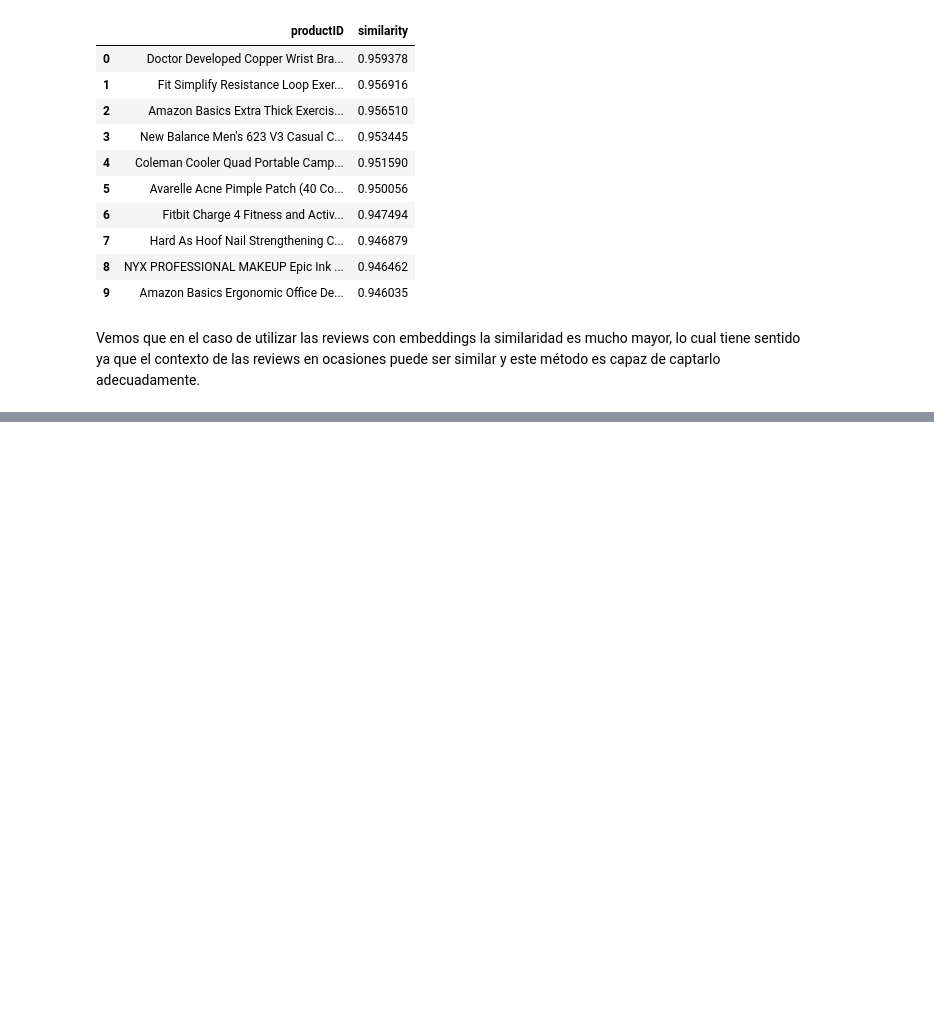
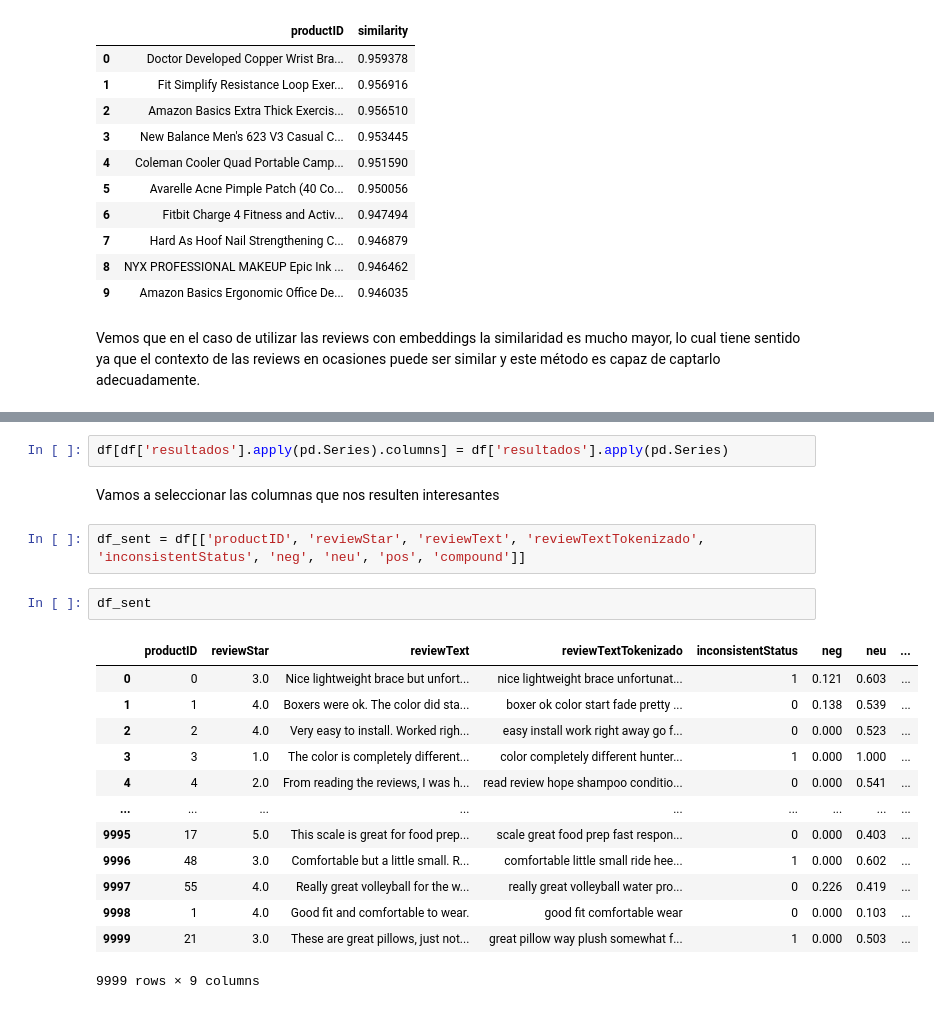
Before and after one commit to SupernovaIa/Laboratorio-NLP, a Jupyter notebook: modulo09-leccion06-nlp-LAB.ipynb, the cells around one changed output, grey strips where cells are left out. Drawn from its saved outputs; the diff is of its cells as text; blank space fills up the shorter version.

```diff
--- a/modulo09-leccion06-nlp-LAB.ipynb
+++ b/modulo09-leccion06-nlp-LAB.ipynb
@@ -290,0 +328,22 @@ Vemos que en el caso de utilizar las reviews con embeddings la similaridad es mu
+# %%
+df[df['resultados'].apply(pd.Series).columns] = df['resultados'].apply(pd.Series)
+# %% [markdown]
+Vamos a seleccionar las columnas que nos resulten interesantes
+# %%
+df_sent = df[['productID', 'reviewStar', 'reviewText', 'reviewTextTokenizado', 'inconsistentStatus', 'neg', 'neu', 'pos', 'compound']]
+# %%
+df_sent
+# %% [output]
+|  | productID | reviewStar | reviewText | reviewTextTokenizado | inconsistentStatus | neg | neu | ... |
+| 0 | 0 | 3.0 | Nice lightweight brace but unfort... | nice lightweight brace unfortunat... | 1 | 0.121 | 0.603 | ... |
+| 1 | 1 | 4.0 | Boxers were ok. The color did sta... | boxer ok color start fade pretty ... | 0 | 0.138 | 0.539 | ... |
+| 2 | 2 | 4.0 | Very easy to install. Worked righ... | easy install work right away go f... | 0 | 0.000 | 0.523 | ... |
+| 3 | 3 | 1.0 | The color is completely different... | color completely different hunter... | 1 | 0.000 | 1.000 | ... |
+| 4 | 4 | 2.0 | From reading the reviews, I was h... | read review hope shampoo conditio... | 0 | 0.000 | 0.541 | ... |
+| ... | ... | ... | ... | ... | ... | ... | ... | ... |
+| 9995 | 17 | 5.0 | This scale is great for food prep... | scale great food prep fast respon... | 0 | 0.000 | 0.403 | ... |
+| 9996 | 48 | 3.0 | Comfortable but a little small. R... | comfortable little small ride hee... | 1 | 0.000 | 0.602 | ... |
+| 9997 | 55 | 4.0 | Really great volleyball for the w... | really great volleyball water pro... | 0 | 0.226 | 0.419 | ... |
+| 9998 | 1 | 4.0 | Good fit and comfortable to wear. | good fit comfortable wear | 0 | 0.000 | 0.103 | ... |
+| 9999 | 21 | 3.0 | These are great pillows, just not... | great pillow way plush somewhat f... | 1 | 0.000 | 0.503 | ... |
+9999 rows × 9 columns
```
Also changed, not shown: parts of 11 cells of this notebook.
